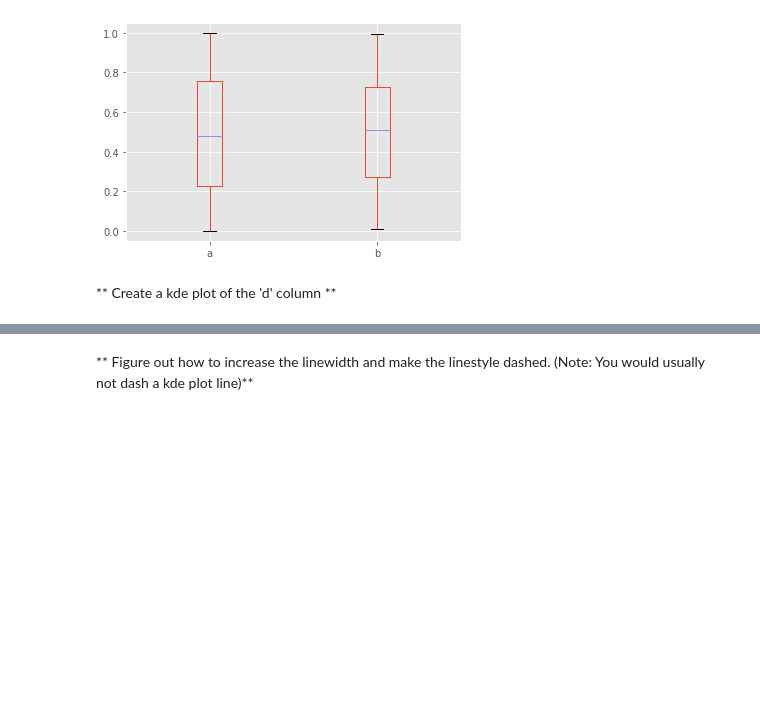
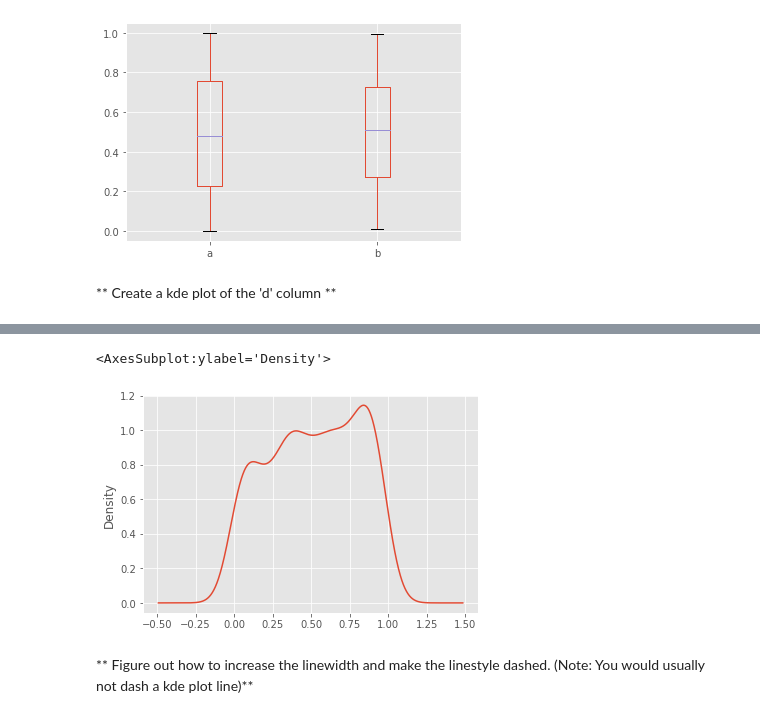
Before and after one commit to ritesh-chafer/python-for-data-science-and-machine-learning-bootcamp, a Jupyter notebook: Python for Data Visualization/Pandas Built-in Data Viz/Pandas Data Visualization Exercise .ipynb, the cells around one changed output, grey strips where cells are left out. Saved outputs shown, nothing was run; the diff lists cells and outputs as text; code cells hidden in the pictures; blank space fills up the shorter version.

Commit message:
plot area

```diff
--- a/Python for Data Visualization/Pandas Built-in Data Viz/Pandas Data Visualization Exercise .ipynb
+++ b/Python for Data Visualization/Pandas Built-in Data Viz/Pandas Data Visualization Exercise .ipynb
@@ -70,2 +66,7 @@ df3[['a','b']].plot.box()
+# %%
+df3['d'].plot.kde()
+# %% [output]
+<AxesSubplot:ylabel='Density'>
+[figure, added]
 # %% [markdown]
 ** Figure out how to increase the linewidth and make the linestyle dashed. (Note: You would usually not dash a kde plot line)**
```
Also changed, not shown: parts of 5 cells of this notebook.
